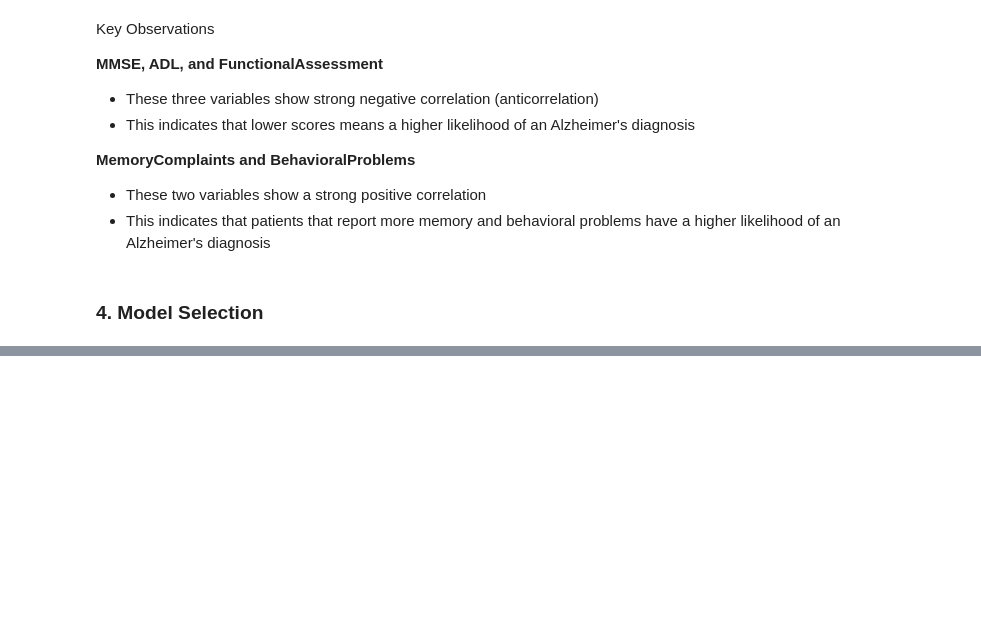
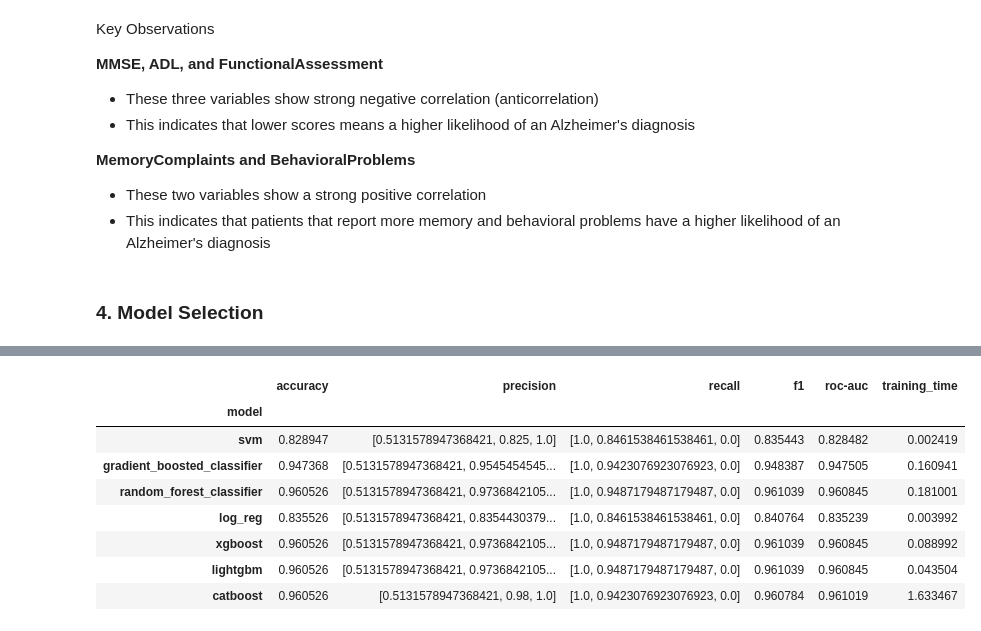
Before and after one commit to sakshirgangurde/MM0001-Operation-Mind-Shield, a Jupyter notebook: submissions/olivia-hinson/olivia_operation_mind_shield.ipynb, the cells around one changed output, grey strips where cells are left out. Saved outputs shown, nothing was run; the diff lists cells and outputs as text; code cells hidden in the pictures; blank space fills up the shorter version.

```diff
--- a/submissions/olivia-hinson/olivia_operation_mind_shield.ipynb
+++ b/submissions/olivia-hinson/olivia_operation_mind_shield.ipynb
@@ -534,0 +678,16 @@ Key Observations
+# %%
+# Convert the results to a DataFrame
+results_df = pd.DataFrame(results).set_index('model')
+
+# Display the DataFrame
+results_df
+# %% [output]
+|  | accuracy | precision | recall | f1 | roc-auc | training_time |
+| model |  |  |  |  |  |  |
+| svm | 0.828947 | [0.5131578947368421, 0.825, 1.0] | [1.0, 0.8461538461538461, 0.0] | 0.835443 | 0.828482 | 0.002419 |
+| gradient_boosted_classifier | 0.947368 | [0.5131578947368421, 0.9545454545... | [1.0, 0.9423076923076923, 0.0] | 0.948387 | 0.947505 | 0.160941 |
+| random_forest_classifier | 0.960526 | [0.5131578947368421, 0.9736842105... | [1.0, 0.9487179487179487, 0.0] | 0.961039 | 0.960845 | 0.181001 |
+| log_reg | 0.835526 | [0.5131578947368421, 0.8354430379... | [1.0, 0.8461538461538461, 0.0] | 0.840764 | 0.835239 | 0.003992 |
+| xgboost | 0.960526 | [0.5131578947368421, 0.9736842105... | [1.0, 0.9487179487179487, 0.0] | 0.961039 | 0.960845 | 0.088992 |
+| lightgbm | 0.960526 | [0.5131578947368421, 0.9736842105... | [1.0, 0.9487179487179487, 0.0] | 0.961039 | 0.960845 | 0.043504 |
+| catboost | 0.960526 | [0.5131578947368421, 0.98, 1.0] | [1.0, 0.9423076923076923, 0.0] | 0.960784 | 0.961019 | 1.633467 |
```
Also changed, not shown: parts of 27 cells of this notebook, 1 other file.
